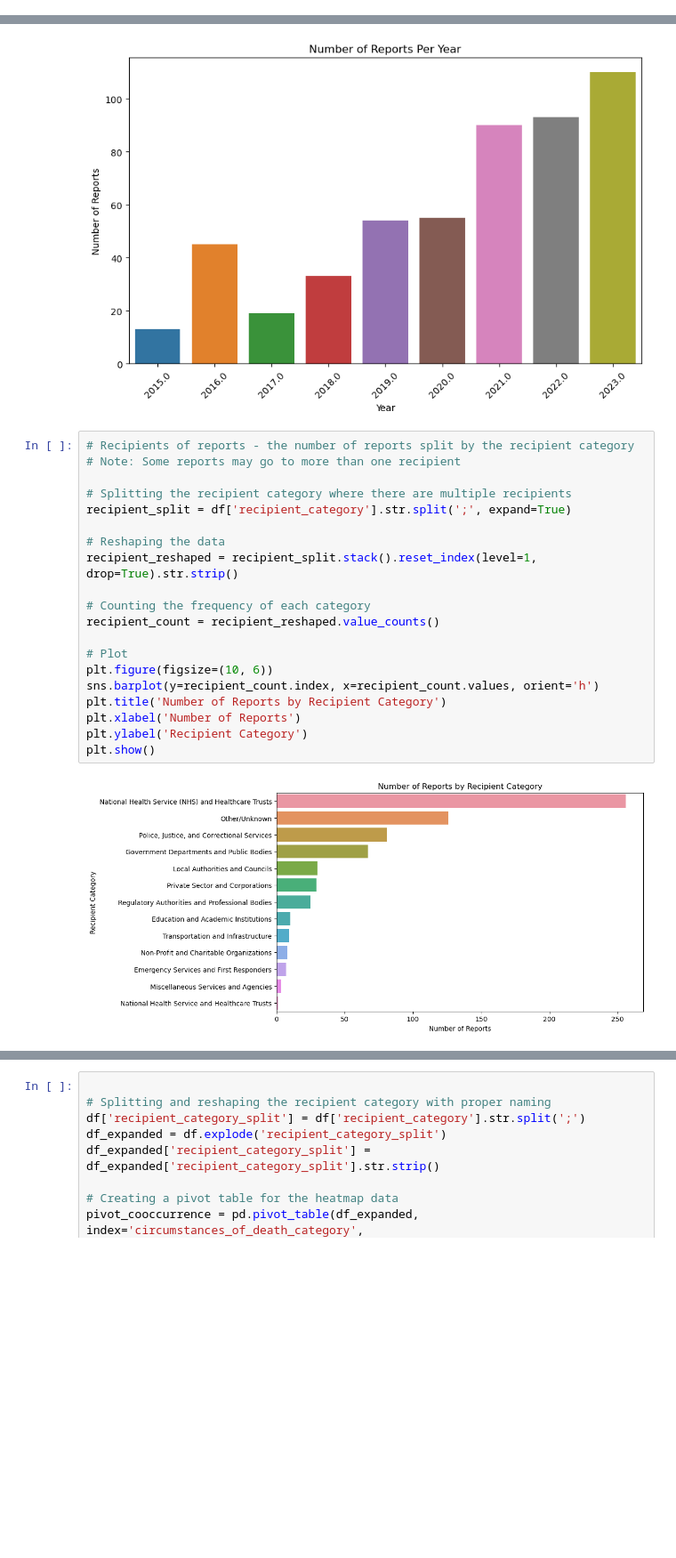
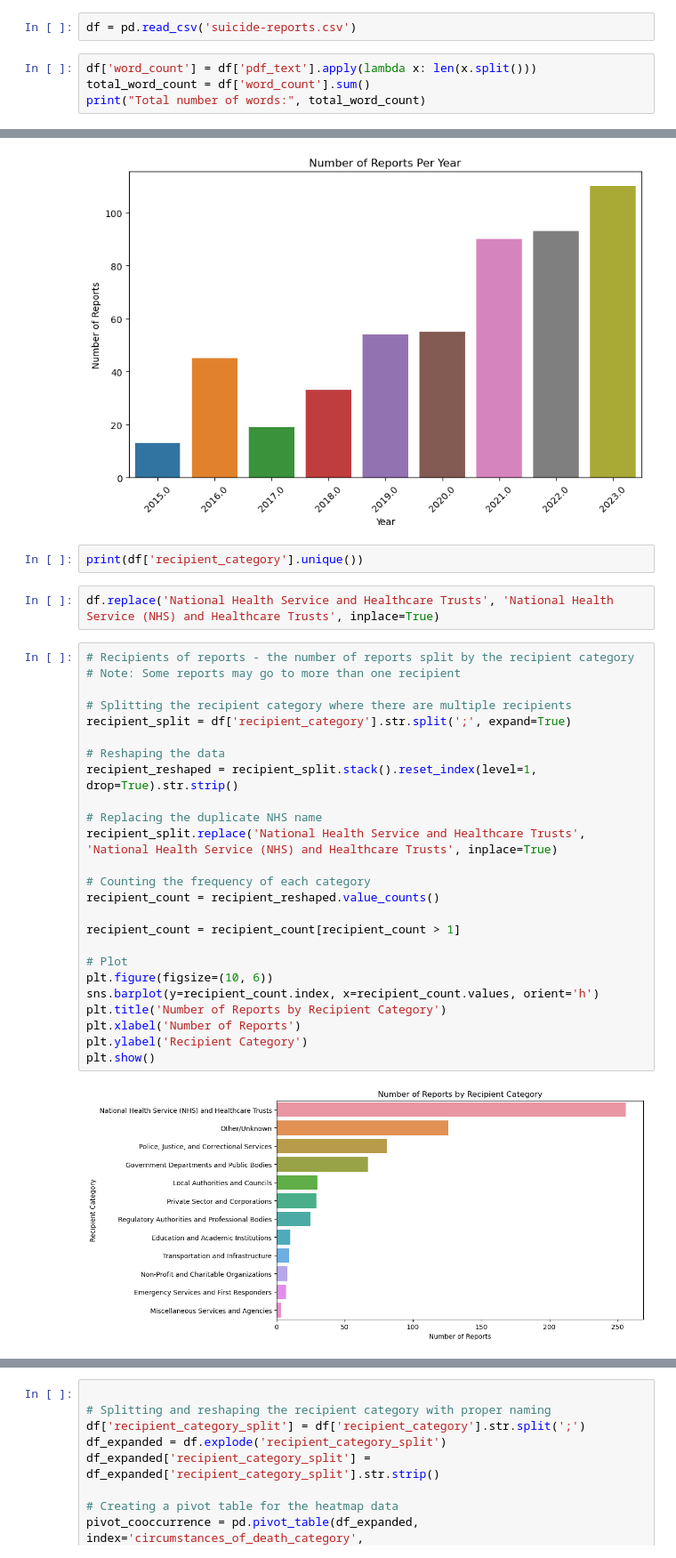
Before and after one commit to edflahavan/text-analysis, a Jupyter notebook: main-text-analysis.ipynb, the cells around one changed output, grey strips where cells are left out. Shown at 89% size. Cells and saved outputs as stored; diff of their text form; blank space fills up the shorter version.

```diff
--- a/main-text-analysis.ipynb
+++ b/main-text-analysis.ipynb
@@ -563,3 +563,9 @@ Name: recipient_category, Length: 513, dtype: object
 df.to_csv('suicide-reports.csv', index=False)
 # %% [markdown]
 ### Analysis of the results
+# %%
+df = pd.read_csv('suicide-reports.csv')
+# %%
+df['word_count'] = df['pdf_text'].apply(lambda x: len(x.split()))
+total_word_count = df['word_count'].sum()
+print("Total number of words:", total_word_count)
@@ -585,28 +598,37 @@ plt.xticks(rotation=45)
 plt.show()
 # %% [output]
 [figure]
+# %%
+print(df['recipient_category'].unique())
+# %%
+df.replace('National Health Service and Healthcare Trusts', 'National Health Service (NHS) and Healthcare Trusts', inplace=True)
 # %%
 # Recipients of reports - the number of reports split by the recipient category
 # Note: Some reports may go to more than one recipient
 
 # Splitting the recipient category where there are multiple recipients
 recipient_split = df['recipient_category'].str.split(';', expand=True)
 
 # Reshaping the data
 recipient_reshaped = recipient_split.stack().reset_index(level=1, drop=True).str.strip()
 
+# Replacing the duplicate NHS name
+recipient_split.replace('National Health Service and Healthcare Trusts', 'National Health Service (NHS) and Healthcare Trusts', inplace=True)
+
 # Counting the frequency of each category
 recipient_count = recipient_reshaped.value_counts()
+
+recipient_count = recipient_count[recipient_count > 1]
 
 # Plot
 plt.figure(figsize=(10, 6))
 sns.barplot(y=recipient_count.index, x=recipient_count.values, orient='h')
 plt.title('Number of Reports by Recipient Category')
 plt.xlabel('Number of Reports')
 plt.ylabel('Recipient Category')
 plt.show()
 # %% [output]
-[figure, old version]
+[figure, new version]
 # %%
 # Coroners concerns - the number of reports split by the coroner's concerns category
 
```
Also changed, not shown: parts of 5 cells of this notebook, 1 other file.
